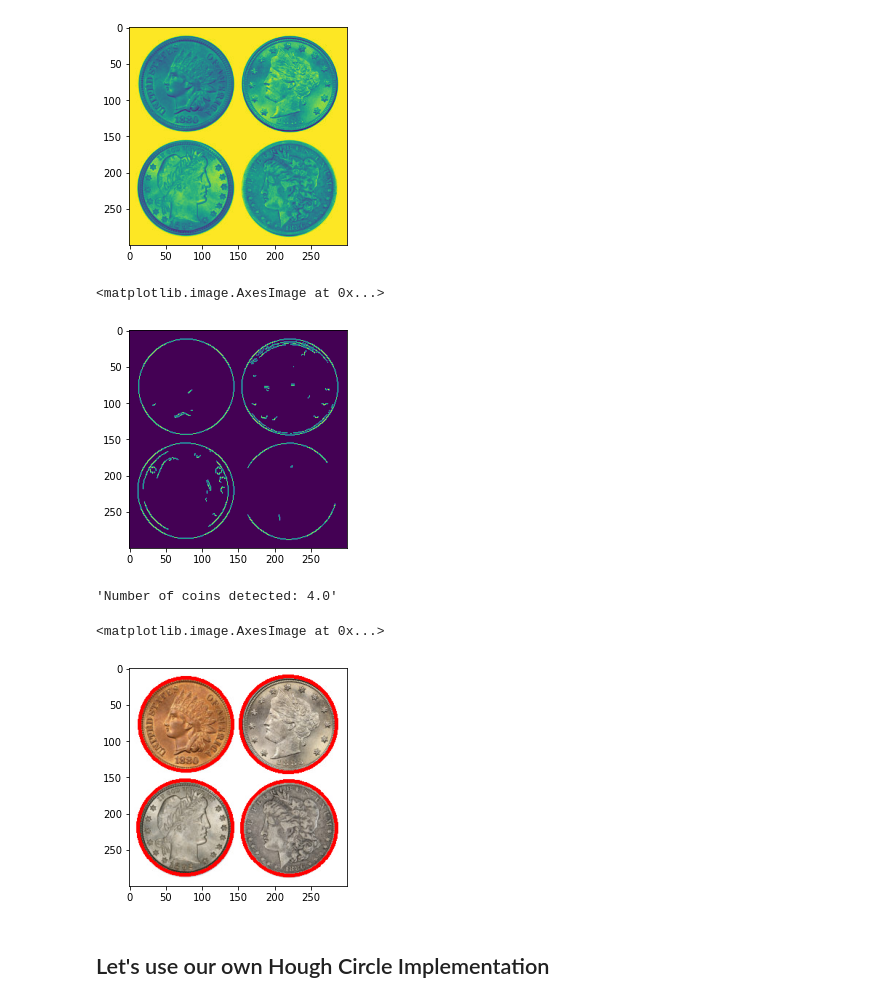
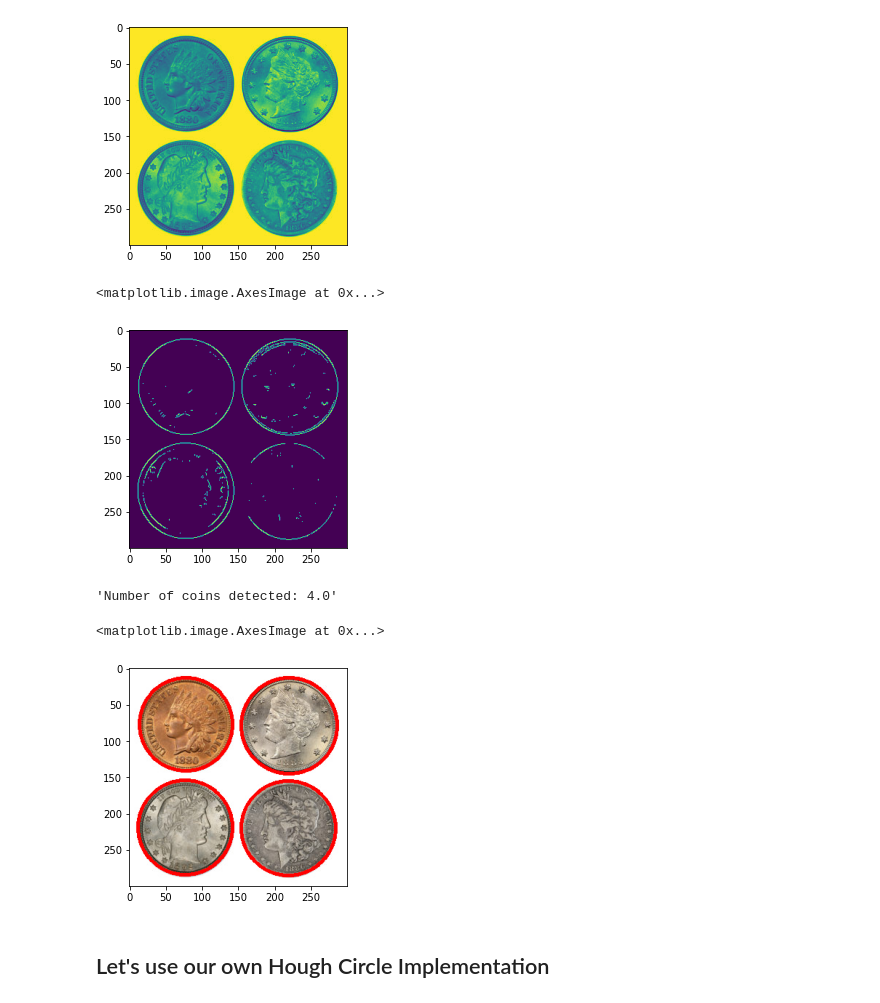
Before and after one commit to karank85/count-coins, a Jupyter notebook: main.ipynb, the cells around one changed output. Saved outputs shown, nothing was run; the diff lists cells and outputs as text; code cells hidden in the pictures.

```diff
--- a/main.ipynb
+++ b/main.ipynb
@@ -86,11 +86,11 @@ plt.imshow(sample_image_gray_blur)
 <matplotlib.image.AxesImage at 0x...>
 [figure]
 # %%
-sample_image_gray_blur_canny2 = edge_detect(sample_image_gray_blur, 400, 600)
+sample_image_gray_blur_canny2 = edge_detect(sample_image_gray_blur, 470, 500)
 plt.imshow(sample_image_gray_blur_canny2)
 # %% [output]
 <matplotlib.image.AxesImage at 0x...>
-[figure, old version]
+[figure, new version]
 # %%
 circles_detected = hough_circle_opencv(sample_image_gray_blur_canny2, 1, 40, 20, 30)
 
@@ -105,7 +105,7 @@ for (x,y,r) in np.round(circles_detected[0, :].astype("int")):
 plt.imshow(coins2)
 # %% [output]
 <matplotlib.image.AxesImage at 0x...>
-[figure, old version]
+[figure, new version]
 # %% [markdown]
 ## Let's use our own Hough Circle Implementation
 # %% [markdown]
```
Also changed, not shown: parts of 26 cells of this notebook, 2 other files.
